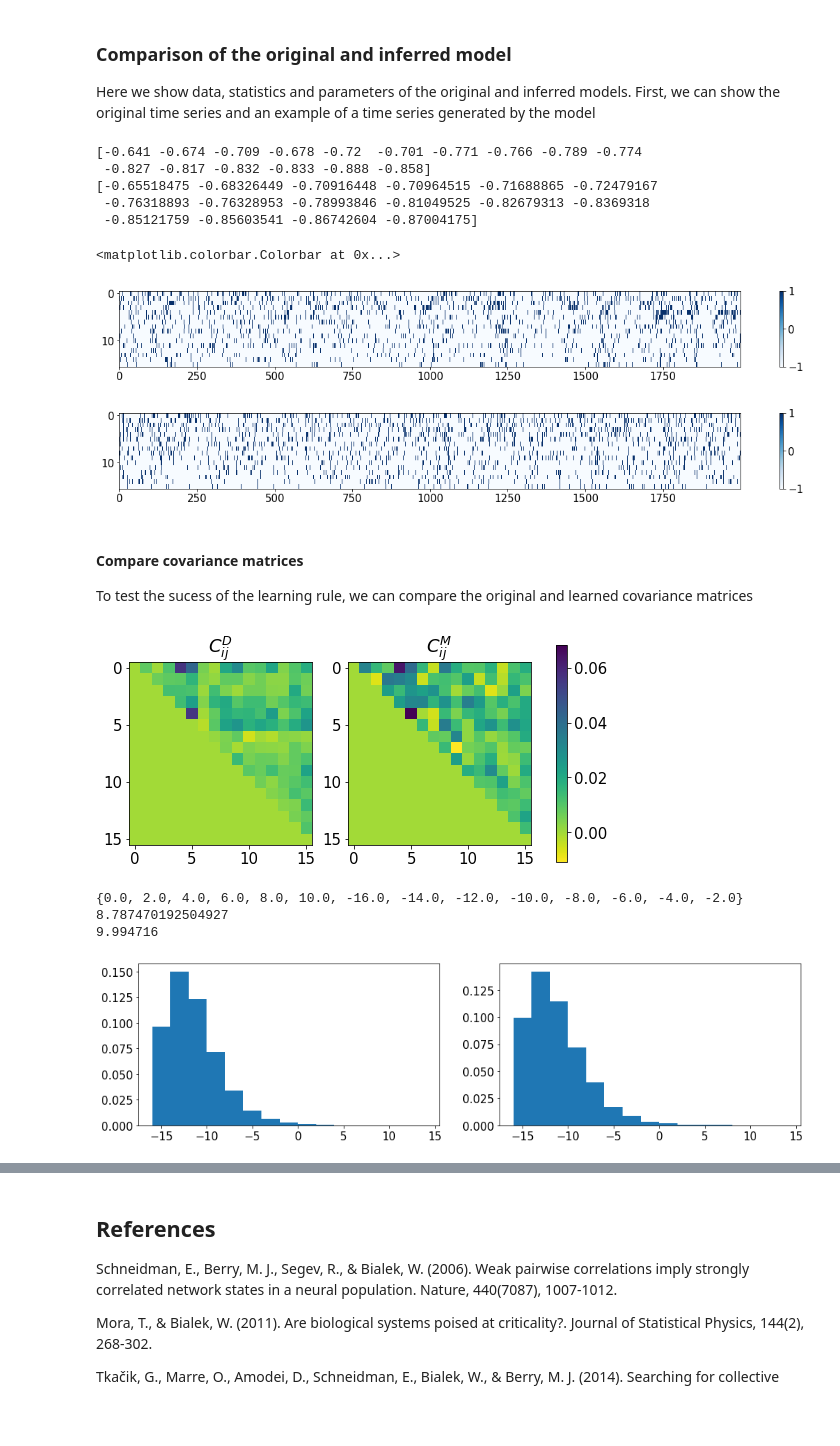
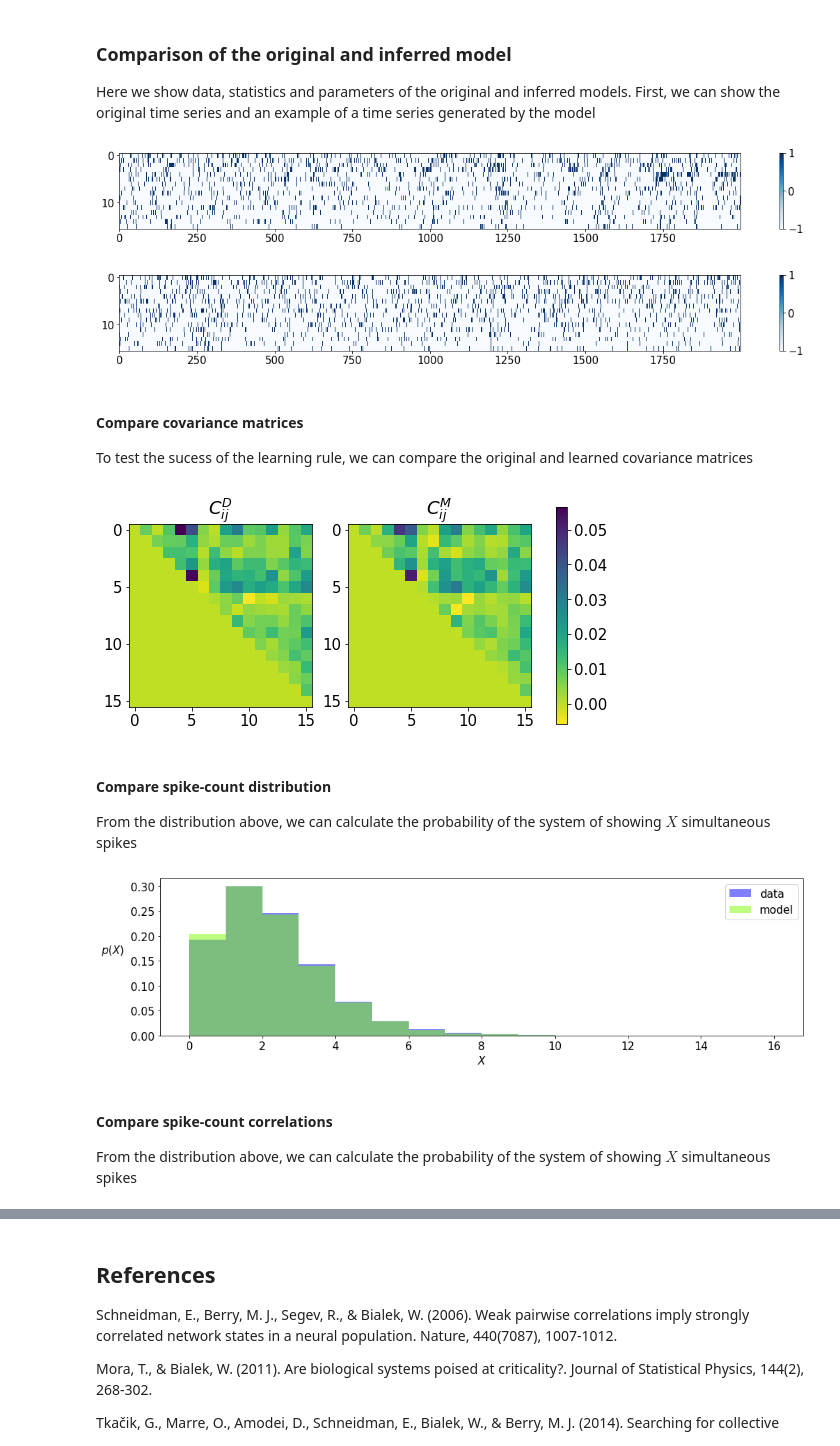
Before and after one commit to MiguelAguilera/Neuro-MaxEnt-inference-tutorial, a Jupyter notebook: 2.Learning_neural_correlations.ipynb, the cells around one changed output, grey strips where cells are left out. Saved outputs shown, nothing was run; the diff lists cells and outputs as text; code cells hidden in the pictures; blank space fills up the shorter version.

```diff
--- a/2.Learning_neural_correlations.ipynb
+++ b/2.Learning_neural_correlations.ipynb
@@ -70,12 +113,18 @@ class Ising:
             self.MetropolisStep(i)
 
 
-    def GlauberStep(self,i=None):            #Execute step of Glauber algorithm
+    def GlauberStep(self,i=None):            # Execute step of the Glauber algorithm
         if i is None:
             i = np.random.randint(self.size)
         h = self.H[i] + np.dot(self.J[i,:]+self.J[:,i],self.s)
         self.s[i] = int(np.random.rand()*2-1 < np.tanh(self.beta*h))*2-1   # Glauber
 
-    def SequentialGlauberStep(self):
+    def SequentialGlauberStep(self):        # Execute N steps of the Glauber algorithm
         for i in np.random.permutation(self.size):
             self.GlauberStep(i)
+
+
+    def SequentialGlauberStepT0(self,i=None):            # Sequential Glauber step at zero temperature
+        for i in np.random.permutation(self.size):
+          h = self.H[i] + np.dot(self.J[i,:]+self.J[:,i],self.s)
+          self.s[i] = np.sign(h)
@@ -174,29 +176,31 @@ Text(0.5, 0, 'epoch')
 
 Here we show data, statistics and parameters of the original and inferred models. First, we can show the original time series and an example of a time series generated by the model
 # %%
-print(m)
-print(m_data)
 plt.figure(figsize=(20,2))
 plt.imshow(Data_sample_segment, aspect='auto', interpolation='none',cmap='Blues')
 plt.colorbar()
 
 plt.figure(figsize=(20,2))
 plt.imshow(Model_sample, aspect='auto', interpolation='none',cmap='Blues')
-plt.colorbar()
+plt.colorbar();
 # %% [output]
-[-0.641 -0.674 -0.709 -0.678 -0.72  -0.701 -0.771 -0.766 -0.789 -0.774
- -0.827 -0.817 -0.832 -0.833 -0.888 -0.858]
-[-0.65518475 -0.68326449 -0.70916448 -0.70964515 -0.71688865 -0.72479167
- -0.76318893 -0.76328953 -0.78993846 -0.81049525 -0.82679313 -0.8369318
- -0.85121759 -0.85603541 -0.86742604 -0.87004175]
-<matplotlib.colorbar.Colorbar at 0x...>
 [figure]
-[figure, old version]
+[figure, new version]
 # %% [markdown]
 #### Compare covariance matrices
 
 To test the sucess of the learning rule, we can compare the original and learned covariance matrices
 # %%
+T1=T*20
+Model_sample = np.zeros((N,T1))
+I.randomize_state()
+for t in range(T//5):
+  I.SequentialGlauberStep()
+for t in range(T1):
+  I.SequentialGlauberStep()
+  Model_sample[:,t] = I.s
+m = np.mean(Model_sample,axis=1)
+Cov  = np.cov(Model_sample)
 
 fig, ax = plt.subplots(nrows=1, ncols=2,figsize=(9,4))
 im = ax[0].imshow(np.triu(Cov_data,1),cmap='viridis_r',vmin=min(np.min(np.triu(Cov_data,1)),np.min(np.triu(Cov,1))), vmax=max(np.max(np.triu(Cov_data,1)),np.max(np.triu(Cov,1))))
@@ -205,22 +209,29 @@ im = ax[1].imshow(np.triu(Cov,1), cmap='viridis_r',vmin=min(np.min(np.triu(Cov_d
 ax[1].set_title(r'$C_{ij}^M$')
 fig.colorbar(im, ax=ax.ravel().tolist());
 # %% [output]
-[figure, old version]
+[figure, new version]
+# %% [markdown]
+#### Compare spike-count distribution
+
+From the distribution above, we can calculate the probability of the system of showing $X$ simultaneous spikes
 # %%
-S_data = np.sum(Data_sample,axis=0)
-S_model = np.sum(Model_sample,axis=0)
-print(set(S_data))
-print(np.var(S_data))
-print(np.var(S_model))
+S_data = (np.sum(Data_sample,axis=0)+N)//2
+S_model = (np.sum(Model_sample,axis=0)+N)//2
 
-fig, ax = plt.subplots(nrows=1, ncols=2,figsize=(16,4))
-ax[0].hist(S_data,bins=np.arange(-N,N,2),density=True);
-ax[1].hist(S_model,bins=np.arange(-N,N,2),density=True);
+plt.subplots(1, 1,figsize=(16,4))
+
+plt.hist(S_data,bins=np.arange(0,N+1),density=True, alpha = 0.5, color= 'blue',label='data');
+plt.hist(S_model,bins=np.arange(0,N+1),density=True, alpha = 0.5, color= 'lawngreen',label='model');
+plt.xlabel(r'$X$');
+plt.ylabel(r'$p(X)$',rotation=0,labelpad=25);
+#plt.yscale('log', nonposy='clip')
+plt.legend();
 # %% [output]
-{0.0, 2.0, 4.0, 6.0, 8.0, 10.0, -16.0, -14.0, -12.0, -10.0, -8.0, -6.0, -4.0, -2.0}
-8.787470192504927
-9.994716
-[figure, old version]
+[figure, new version]
+# %% [markdown]
+#### Compare spike-count correlations
+
+From the distribution above, we can calculate the probability of the system of showing $X$ simultaneous spikes
 # %%
 lags = [0,1,2,4,8,16,32,64]
 L=len(lags)
```
Also changed, not shown: parts of 12 cells of this notebook.
